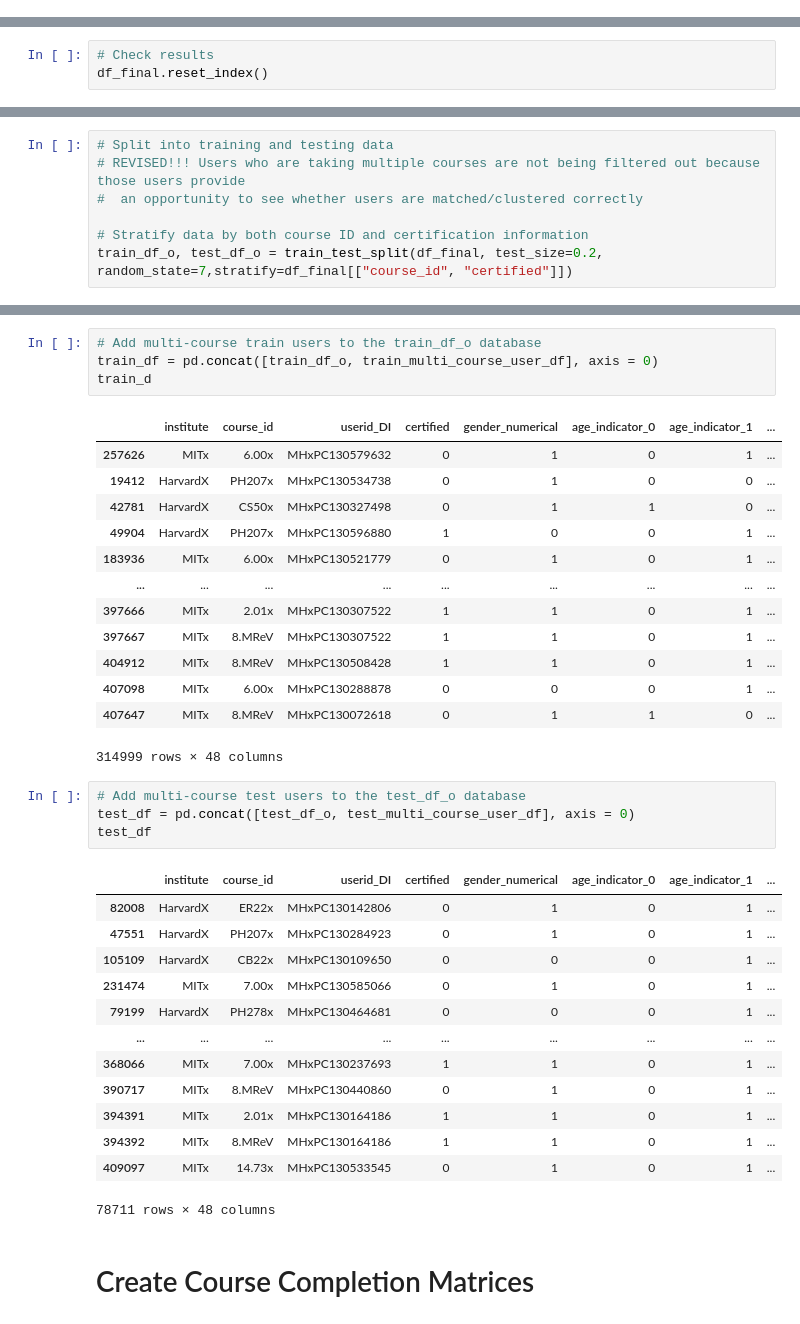
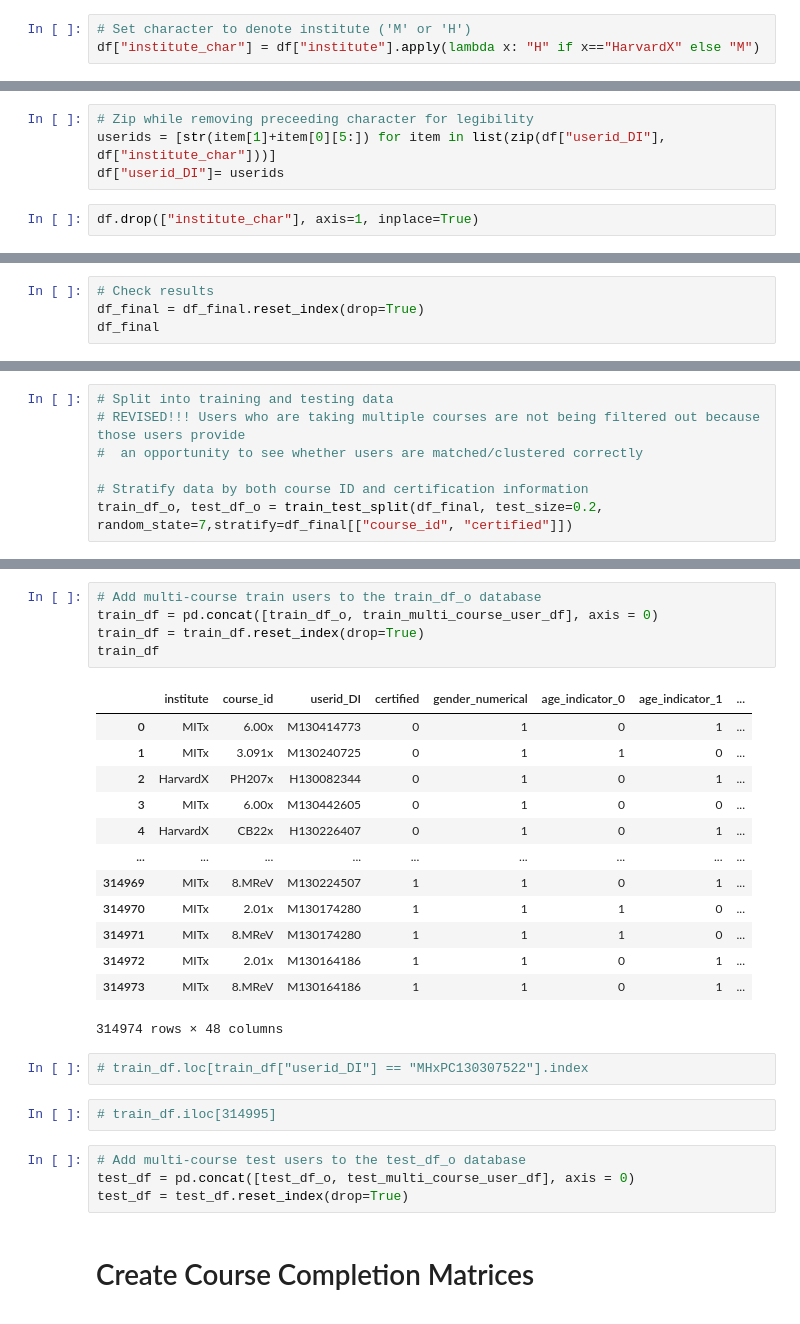
Before and after one commit to ainica/CM3070, a Jupyter notebook: CF.ipynb, the cells around one changed output, grey strips where cells are left out. Cells and saved outputs as stored; diff of their text form.

```diff
--- a/CF.ipynb
+++ b/CF.ipynb
@@ -99,0 +89,3 @@ df
+# %%
+# Set character to denote institute ('M' or 'H')
+df["institute_char"] = df["institute"].apply(lambda x: "H" if x=="HarvardX" else "M")
@@ -99,0 +95,6 @@ df
+# %%
+# Zip while removing preceeding character for legibility
+userids = [str(item[1]+item[0][5:]) for item in list(zip(df["userid_DI"], df["institute_char"]))]
+df["userid_DI"]= userids
+# %%
+df.drop(["institute_char"], axis=1, inplace=True)
@@ -233,5 +250,6 @@ multi_course_user_df = df_final[df_final["userid_DI"].isin(multi_course_users)]
 df_final.drop(multi_course_user_df.index, axis=0, inplace=True)
 # %%
 # Check results
-df_final.reset_index()
+df_final = df_final.reset_index(drop=True)
+df_final
 # %% [output]
@@ -274,39 +313,30 @@ len(test_df_o)
 # %%
 # Add multi-course train users to the train_df_o database
 train_df = pd.concat([train_df_o, train_multi_course_user_df], axis = 0)
-train_d
+train_df = train_df.reset_index(drop=True)
+train_df
 # %% [output]
 |  | institute | course_id | userid_DI | certified | gender_numerical | age_indicator_0 | age_indicator_1 | ... |
-| 257626 | MITx | 6.00x | MHxPC130579632 | 0 | 1 | 0 | 1 | ... |
-| 19412 | HarvardX | PH207x | MHxPC130534738 | 0 | 1 | 0 | 0 | ... |
-| 42781 | HarvardX | CS50x | MHxPC130327498 | 0 | 1 | 1 | 0 | ... |
-| 49904 | HarvardX | PH207x | MHxPC130596880 | 1 | 0 | 0 | 1 | ... |
-| 183936 | MITx | 6.00x | MHxPC130521779 | 0 | 1 | 0 | 1 | ... |
+| 0 | MITx | 6.00x | M130414773 | 0 | 1 | 0 | 1 | ... |
+| 1 | MITx | 3.091x | M130240725 | 0 | 1 | 1 | 0 | ... |
+| 2 | HarvardX | PH207x | H130082344 | 0 | 1 | 0 | 1 | ... |
+| 3 | MITx | 6.00x | M130442605 | 0 | 1 | 0 | 0 | ... |
+| 4 | HarvardX | CB22x | H130226407 | 0 | 1 | 0 | 1 | ... |
 | ... | ... | ... | ... | ... | ... | ... | ... | ... |
-| 397666 | MITx | 2.01x | MHxPC130307522 | 1 | 1 | 0 | 1 | ... |
-| 397667 | MITx | 8.MReV | MHxPC130307522 | 1 | 1 | 0 | 1 | ... |
-| 404912 | MITx | 8.MReV | MHxPC130508428 | 1 | 1 | 0 | 1 | ... |
-| 407098 | MITx | 6.00x | MHxPC130288878 | 0 | 0 | 0 | 1 | ... |
-| 407647 | MITx | 8.MReV | MHxPC130072618 | 0 | 1 | 1 | 0 | ... |
+| 314969 | MITx | 8.MReV | M130224507 | 1 | 1 | 0 | 1 | ... |
+| 314970 | MITx | 2.01x | M130174280 | 1 | 1 | 1 | 0 | ... |
+| 314971 | MITx | 8.MReV | M130174280 | 1 | 1 | 1 | 0 | ... |
+| 314972 | MITx | 2.01x | M130164186 | 1 | 1 | 0 | 1 | ... |
+| 314973 | MITx | 8.MReV | M130164186 | 1 | 1 | 0 | 1 | ... |
-314999 rows × 48 columns
+314974 rows × 48 columns
+# %%
+# train_df.loc[train_df["userid_DI"] == "MHxPC130307522"].index
+# %%
+# train_df.iloc[314995]
 # %%
 # Add multi-course test users to the test_df_o database
 test_df = pd.concat([test_df_o, test_multi_course_user_df], axis = 0)
-test_df
+test_df = test_df.reset_index(drop=True)
-# %% [output]
-|  | institute | course_id | userid_DI | certified | gender_numerical | age_indicator_0 | age_indicator_1 | ... |
-| 82008 | HarvardX | ER22x | MHxPC130142806 | 0 | 1 | 0 | 1 | ... |
-| 47551 | HarvardX | PH207x | MHxPC130284923 | 0 | 1 | 0 | 1 | ... |
-| 105109 | HarvardX | CB22x | MHxPC130109650 | 0 | 0 | 0 | 1 | ... |
-| 231474 | MITx | 7.00x | MHxPC130585066 | 0 | 1 | 0 | 1 | ... |
-| 79199 | HarvardX | PH278x | MHxPC130464681 | 0 | 0 | 0 | 1 | ... |
-| ... | ... | ... | ... | ... | ... | ... | ... | ... |
-| 368066 | MITx | 7.00x | MHxPC130237693 | 1 | 1 | 0 | 1 | ... |
-| 390717 | MITx | 8.MReV | MHxPC130440860 | 0 | 1 | 0 | 1 | ... |
-| 394391 | MITx | 2.01x | MHxPC130164186 | 1 | 1 | 0 | 1 | ... |
-| 394392 | MITx | 8.MReV | MHxPC130164186 | 1 | 1 | 0 | 1 | ... |
-| 409097 | MITx | 14.73x | MHxPC130533545 | 0 | 1 | 0 | 1 | ... |
-78711 rows × 48 columns
 # %% [markdown]
 # Create Course Completion Matrices #
 # %%
```
Also changed, not shown: parts of 107 cells of this notebook.
